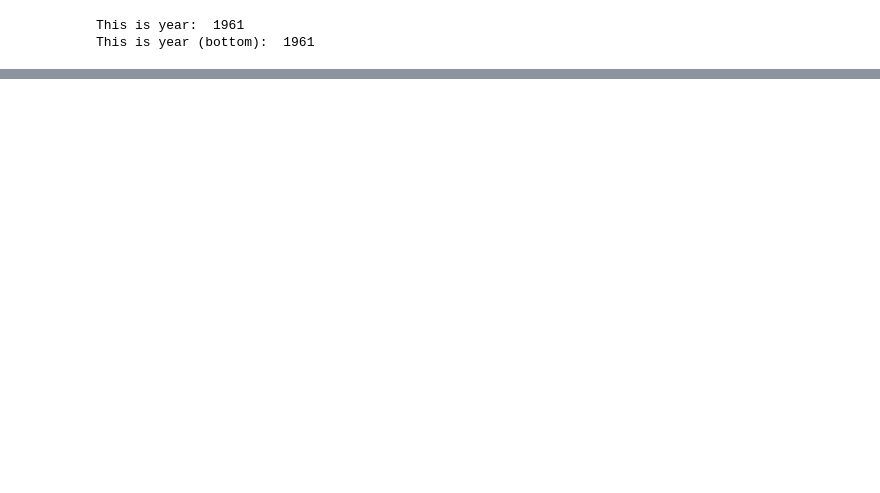
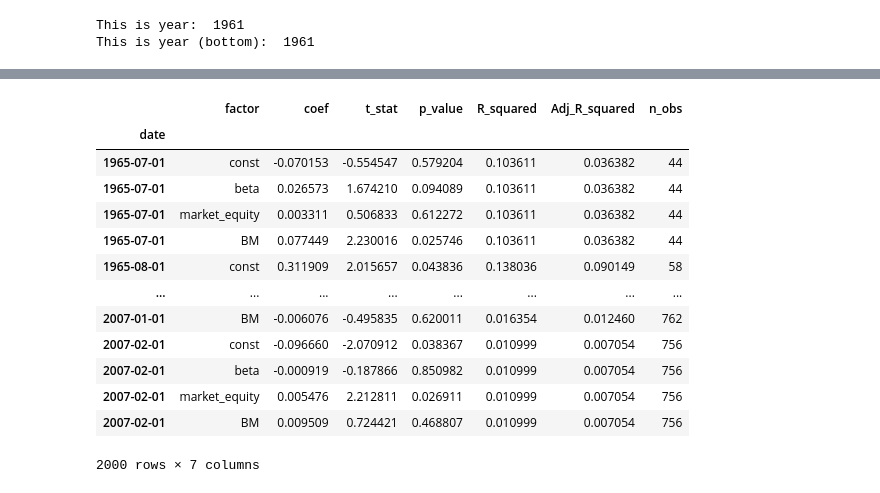
Before and after one commit to justusschenk/valueinvesting, a Jupyter notebook: Cross-Sectional-Regressions.ipynb, the cells around one changed output, grey strips where cells are left out. Saved outputs shown, nothing was run; the diff lists cells and outputs as text; code cells hidden in the pictures; blank space fills up the shorter version.

```diff
--- a/Cross-Sectional-Regressions.ipynb
+++ b/Cross-Sectional-Regressions.ipynb
@@ -166,0 +150,15 @@ KeyboardInterrupt:
+# %%
+df_price_minus_long_monthly = pd.DataFrame(price_minus_long_monthly).set_index(['date', 'permno'])
+df_price_minus_short_monthly = pd.DataFrame(price_minus_short_monthly).set_index(['date', 'permno'])
+df_price_minus_long_monthly.rename(columns={'avg_value':'Price_long'}, inplace=True)
+df_price_minus_short_monthly.rename(columns={'avg_value':'Price_short'}, inplace=True)
+
+df_price_long_monthly = pd.DataFrame(price_long_monthly).set_index(['date', 'permno'])
+df_price_short_monthly = pd.DataFrame(price_short_monthly).set_index(['date', 'permno'])
+df_price_long_monthly.rename(columns={'avg_value':'Price_long_lagged'}, inplace=True)
+df_price_short_monthly.rename(columns={'avg_value':'Price_short_lagged'}, inplace=True)
+
+df_dividends_long = pd.DataFrame(dividends_m_long_monthly).set_index(['date', 'permno'])
+df_dividends_short = pd.DataFrame(dividends_m_short_monthly).set_index(['date', 'permno'])
+df_dividends_long.rename(columns={'avg_value':'Dividends_long'}, inplace=True)
+df_dividends_short.rename(columns={'avg_value':'Dividends_short'}, inplace=True)
@@ -166,0 +949,18 @@ KeyboardInterrupt:
+# %%
+#results_df.set_index('date', inplace=True)
+results_df[:2000]
+# %% [output]
+|  | factor | coef | t_stat | p_value | R_squared | Adj_R_squared | n_obs |
+| date |  |  |  |  |  |  |  |
+| 1965-07-01 | const | -0.070153 | -0.554547 | 0.579204 | 0.103611 | 0.036382 | 44 |
+| 1965-07-01 | beta | 0.026573 | 1.674210 | 0.094089 | 0.103611 | 0.036382 | 44 |
+| 1965-07-01 | market_equity | 0.003311 | 0.506833 | 0.612272 | 0.103611 | 0.036382 | 44 |
+| 1965-07-01 | BM | 0.077449 | 2.230016 | 0.025746 | 0.103611 | 0.036382 | 44 |
+| 1965-08-01 | const | 0.311909 | 2.015657 | 0.043836 | 0.138036 | 0.090149 | 58 |
+| ... | ... | ... | ... | ... | ... | ... | ... |
+| 2007-01-01 | BM | -0.006076 | -0.495835 | 0.620011 | 0.016354 | 0.012460 | 762 |
+| 2007-02-01 | const | -0.096660 | -2.070912 | 0.038367 | 0.010999 | 0.007054 | 756 |
+| 2007-02-01 | beta | -0.000919 | -0.187866 | 0.850982 | 0.010999 | 0.007054 | 756 |
+| 2007-02-01 | market_equity | 0.005476 | 2.212811 | 0.026911 | 0.010999 | 0.007054 | 756 |
+| 2007-02-01 | BM | 0.009509 | 0.724421 | 0.468807 | 0.010999 | 0.007054 | 756 |
+2000 rows × 7 columns
```
Also changed, not shown: parts of 14 cells of this notebook, 3 other files.
